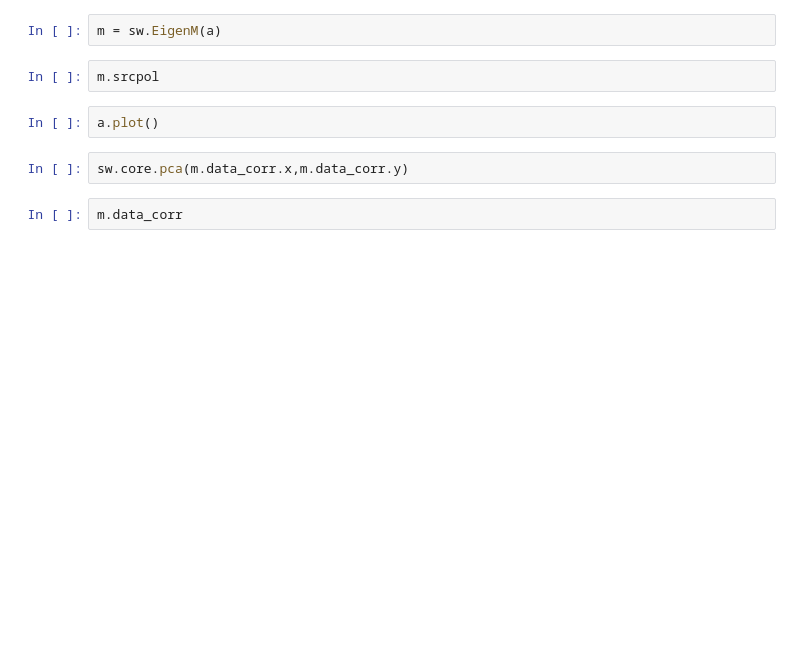
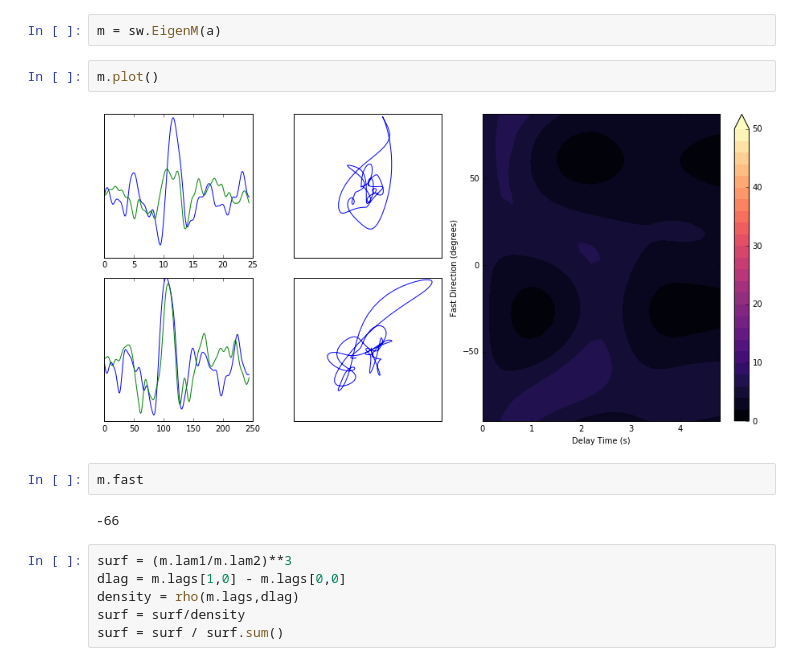
Before and after one commit to JackWalpole/splitwavepy, a Jupyter notebook: devel/Bootstrap.ipynb, the cells around one changed output. Drawn from its saved outputs; the diff is of its cells as text; blank space fills up the shorter version.

```diff
--- a/devel/Bootstrap.ipynb
+++ b/devel/Bootstrap.ipynb
@@ -53,10 +84,16 @@ a.plot()
 # %%
 m = sw.EigenM(a)
 # %%
-m.srcpol
+m.plot()
+# %% [output]
+[figure, added]
-# %%
-a.plot()
-# %%
-sw.core.pca(m.data_corr.x,m.data_corr.y)
 # %%
-m.data_corr
+m.fast
+# %% [output]
+-66
+# %%
+surf = (m.lam1/m.lam2)**3
+dlag = m.lags[1,0] - m.lags[0,0]
+density = rho(m.lags,dlag)
+surf = surf/density
+surf = surf / surf.sum()
```
Also changed, not shown: parts of 18 cells of this notebook, 3 other files.
